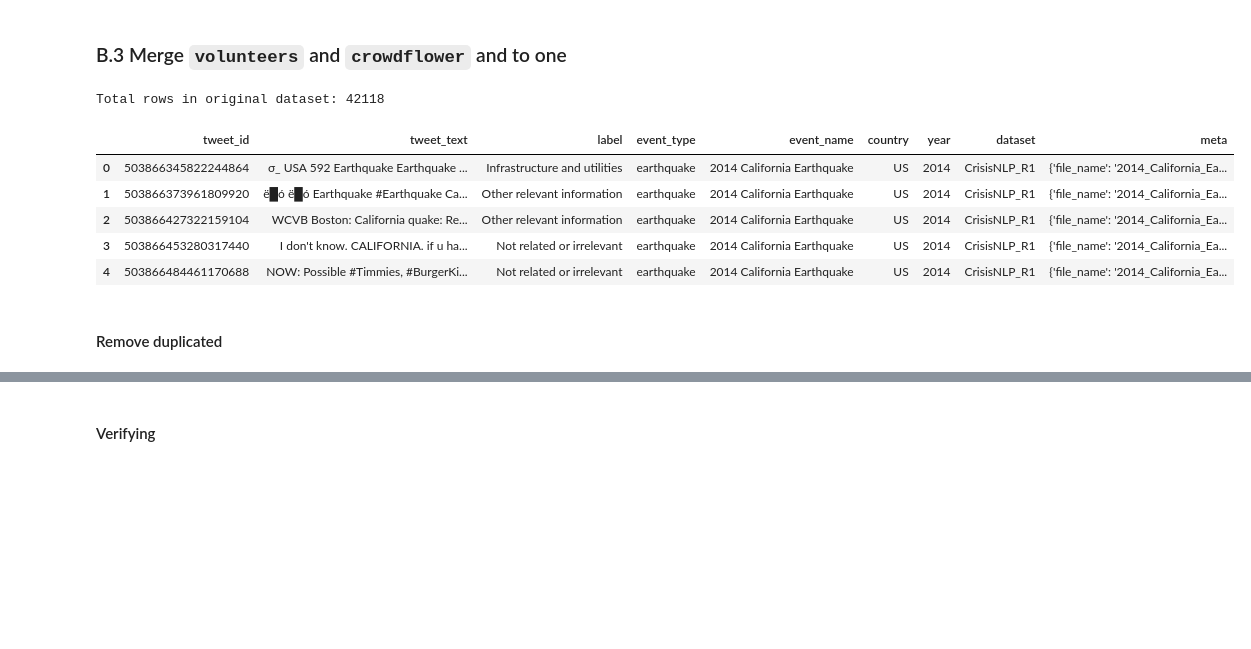
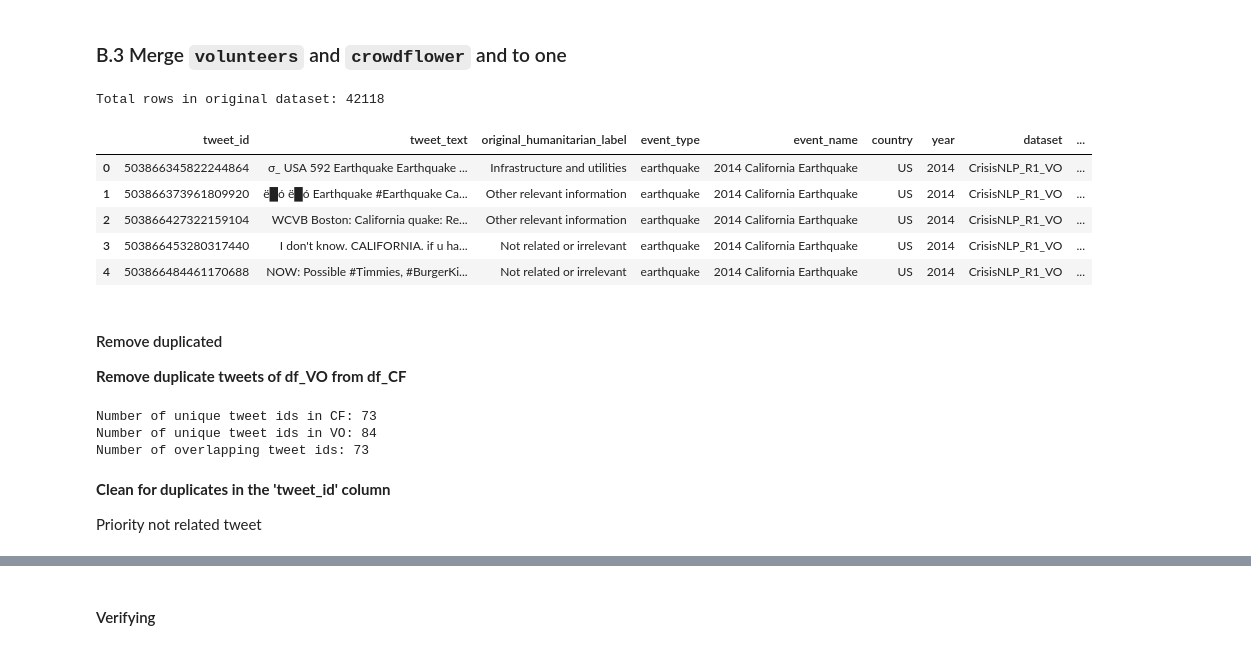
Before and after one commit to dhnhut/disaster-tweets, a Jupyter notebook: notebooks/0_dataset_CrisisNLP_R1.ipynb, the cells around one changed output, grey strips where cells are left out. Cells and saved outputs as stored; diff of their text form; code cells hidden in the pictures; blank space fills up the shorter version.

```diff
--- a/notebooks/0_dataset_CrisisNLP_R1.ipynb
+++ b/notebooks/0_dataset_CrisisNLP_R1.ipynb
@@ -136,7 +131,6 @@ all_files = sorted(base_dir.rglob('*.tsv'))
 dfs = []
 for file in all_files:
     parent_name = file.parent.name
-    print(f'Processing: {parent_name}')
     if parent_name not in events_CF:
         print(f'Skipping: {parent_name}')
         continue
@@ -147,7 +141,7 @@ for file in all_files:
     df['event_name'] = data['event_name']
     df['country'] = data['country']
     df['year'] = data['year']
-    df['dataset'] = 'CrisisNLP_R1'
+    df['dataset'] = 'CrisisNLP_R1_CF'
     df['meta'] = df.apply(
         lambda x: {
             'file_name': file.name,
@@ -192,2 +172,9 @@ Total rows: 17382
 # %%
-print(df_CF['label'].value_counts())
+df_CF["relevant"] = df_CF["label"].apply(lambda x: False if x == "not_related_or_irrelevant" else True)
+
+df_CF['original_relevant_label'] = None
+df_CF["humanitarian_label"] = df_CF["label"]
+
+df_CF.rename(columns={
+    'label': 'original_humanitarian_label'
+}, inplace=True)
@@ -279,7 +252,6 @@ meta_columns = ['file_name',
 dfs = []
 for file in all_files:
     parent_name = file.parent.name
-    print(f'Processing: {parent_name}')
     if parent_name not in events_VO:
         print(f'Skipping: {parent_name}')
         continue
@@ -293,7 +265,7 @@ for file in all_files:
     df['country'] = data['country']
     df['year'] = data['year']
     df['file_name'] = file.name
-    df['dataset'] = 'CrisisNLP_R1'
+    df['dataset'] = 'CrisisNLP_R1_VO'
     df['meta'] = df[meta_columns].to_dict(orient='records')
 
     df.drop(columns=meta_columns, inplace=True)
@@ -366,17 +371,39 @@ Name: count, dtype: int64
 # %% [markdown]
 ### B.3 Merge `volunteers` and `crowdflower` and to one
 # %%
-df_original = pd.concat([df_VO, df_CF], ignore_index=False)
-print(f'Total rows in original dataset: {len(df_original)}')
-df_original.head()
+df = pd.concat([df_VO, df_CF], ignore_index=False)
+print(f'Total rows in original dataset: {len(df)}')
+df.head()
 # %% [output]
 Total rows in original dataset: 42118
-|  | tweet_id | tweet_text | label | event_type | event_name | country | year | dataset | meta |
-| 0 | 503866345822244864 | σ_ USA 592 Earthquake Earthquake ... | Infrastructure and utilities | earthquake | 2014 California Earthquake | US | 2014 | CrisisNLP_R1 | {'file_name': '2014_California_Ea... |
-| 1 | 503866373961809920 | ë█ó ë█ó Earthquake #Earthquake Ca... | Other relevant information | earthquake | 2014 California Earthquake | US | 2014 | CrisisNLP_R1 | {'file_name': '2014_California_Ea... |
-| 2 | 503866427322159104 | WCVB Boston: California quake: Re... | Other relevant information | earthquake | 2014 California Earthquake | US | 2014 | CrisisNLP_R1 | {'file_name': '2014_California_Ea... |
-| 3 | 503866453280317440 | I don't know. CALIFORNIA. if u ha... | Not related or irrelevant | earthquake | 2014 California Earthquake | US | 2014 | CrisisNLP_R1 | {'file_name': '2014_California_Ea... |
-| 4 | 503866484461170688 | NOW: Possible #Timmies, #BurgerKi... | Not related or irrelevant | earthquake | 2014 California Earthquake | US | 2014 | CrisisNLP_R1 | {'file_name': '2014_California_Ea... |
+|  | tweet_id | tweet_text | original_humanitarian_label | event_type | event_name | country | year | dataset | ... |
+| 0 | 503866345822244864 | σ_ USA 592 Earthquake Earthquake ... | Infrastructure and utilities | earthquake | 2014 California Earthquake | US | 2014 | CrisisNLP_R1_VO | ... |
+| 1 | 503866373961809920 | ë█ó ë█ó Earthquake #Earthquake Ca... | Other relevant information | earthquake | 2014 California Earthquake | US | 2014 | CrisisNLP_R1_VO | ... |
+| 2 | 503866427322159104 | WCVB Boston: California quake: Re... | Other relevant information | earthquake | 2014 California Earthquake | US | 2014 | CrisisNLP_R1_VO | ... |
+| 3 | 503866453280317440 | I don't know. CALIFORNIA. if u ha... | Not related or irrelevant | earthquake | 2014 California Earthquake | US | 2014 | CrisisNLP_R1_VO | ... |
+| 4 | 503866484461170688 | NOW: Possible #Timmies, #BurgerKi... | Not related or irrelevant | earthquake | 2014 California Earthquake | US | 2014 | CrisisNLP_R1_VO | ... |
 # %% [markdown]
 #### Remove duplicated
+
+**Remove duplicate tweets of df_VO from df_CF**
+# %%
+df_db_dup = df[df.duplicated(subset=["tweet_id"], keep=False)]
+
+CF_ids = set(df_db_dup[df_db_dup['dataset'] == 'CrisisNLP_R1_CF']['tweet_id'])
+VO_ids = set(df_db_dup[df_db_dup['dataset'] == 'CrisisNLP_R1_VO']['tweet_id'])
+
+print(f'Number of unique tweet ids in CF: {len(CF_ids)}')
+print(f'Number of unique tweet ids in VO: {len(VO_ids)}')
+redundant_ids = CF_ids.intersection(VO_ids)
+print(f'Number of overlapping tweet ids: {len(redundant_ids)}')
+
+df = df[~df['tweet_id'].isin(redundant_ids)].reset_index(drop=True)
+# %% [output]
+Number of unique tweet ids in CF: 73
+Number of unique tweet ids in VO: 84
+Number of overlapping tweet ids: 73
+# %% [markdown]
+**Clean for duplicates in the 'tweet_id' column**
+
+Priority not related tweet
 # %%
```
Also changed, not shown: parts of 26 cells of this notebook, 1 other file.
